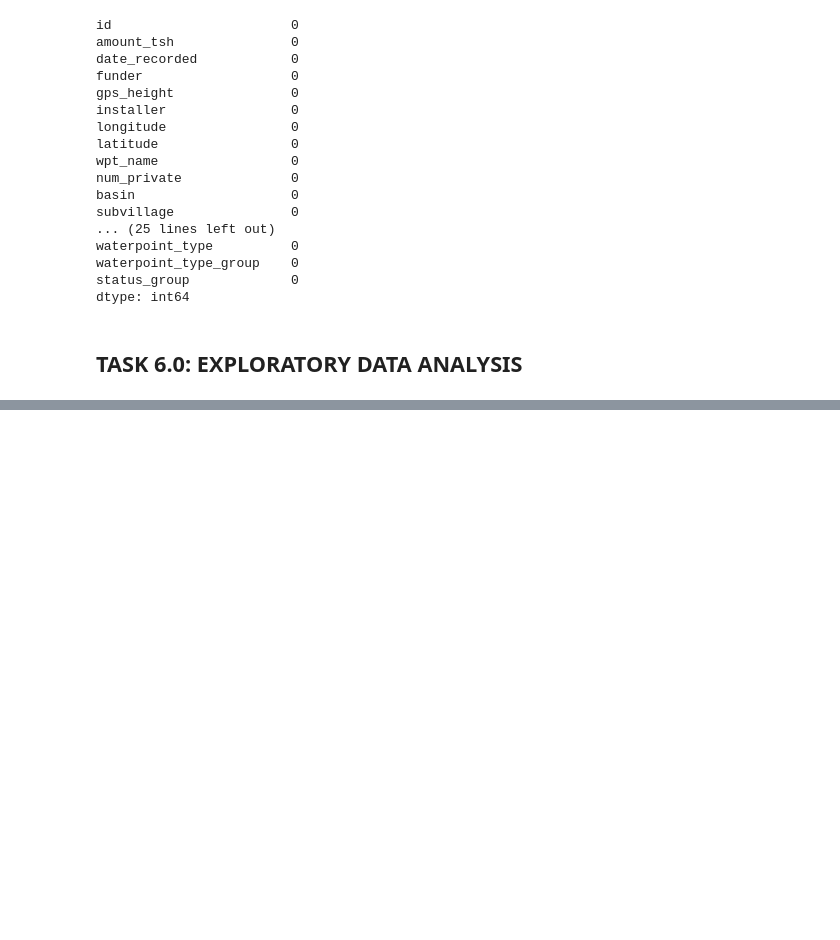
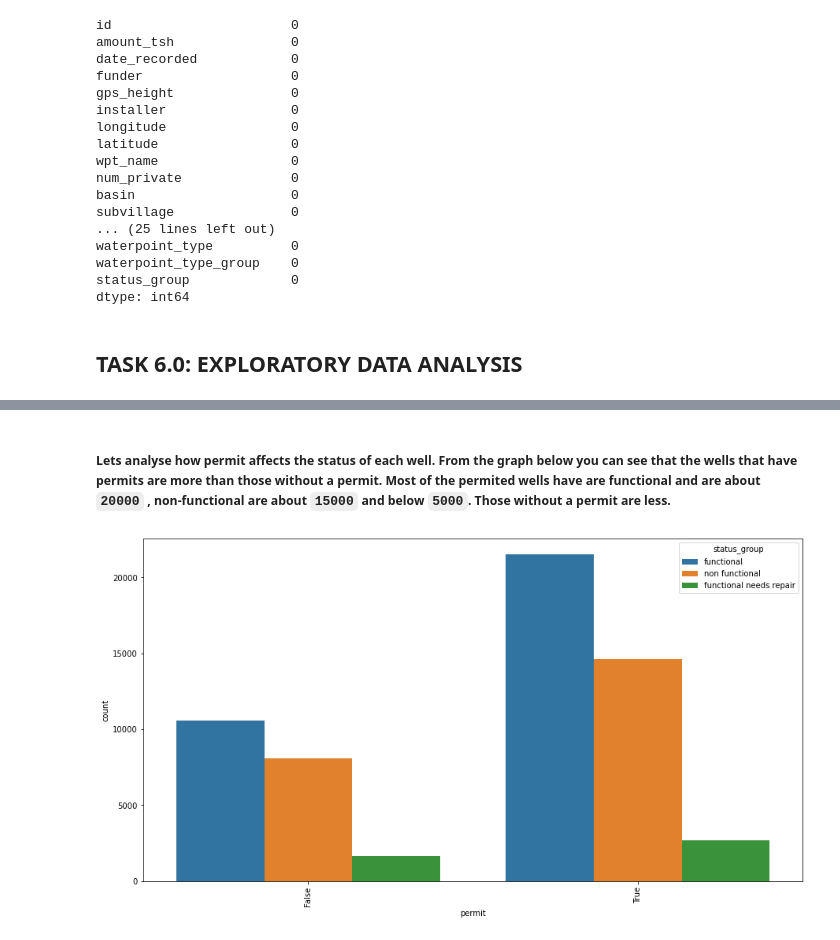
Before and after one commit to waitipeter/TANZANIA-WATER-WELLS-PROJECT, a Jupyter notebook: TanzaniaWaterWells (4).ipynb, the cells around one changed output, grey strips where cells are left out. Cells and saved outputs as stored; diff of their text form; code cells hidden in the pictures; blank space fills up the shorter version.

```diff
--- a/TanzaniaWaterWells (4).ipynb
+++ b/TanzaniaWaterWells (4).ipynb
@@ -270,0 +299,6 @@ dtype: int64
+# %% [markdown]
+##### Lets analyse how permit affects the status of each well. From the graph below you can see that the wells that have permits are more than those without a permit. Most of the permited wells have are functional and are about `20000` , non-functional are about `15000` and below `5000`. Those without a permit are less.
+# %%
+count_plot("permit")
+# %% [output]
+[figure, added]
```
Also changed, not shown: parts of 22 cells of this notebook.
